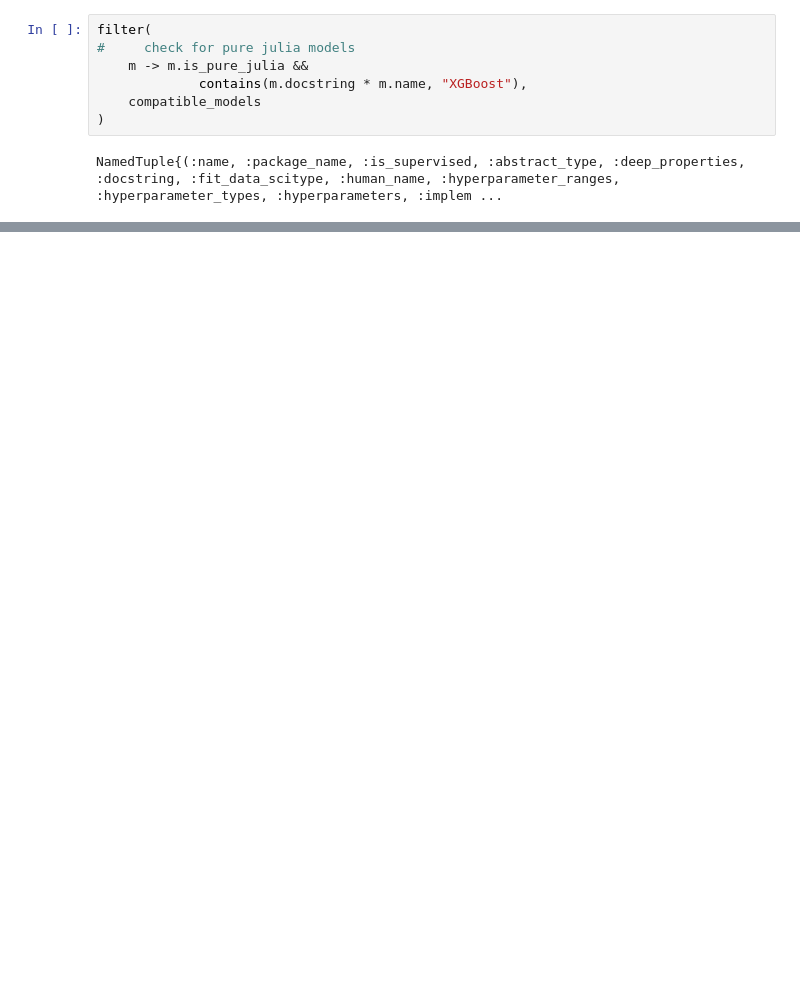
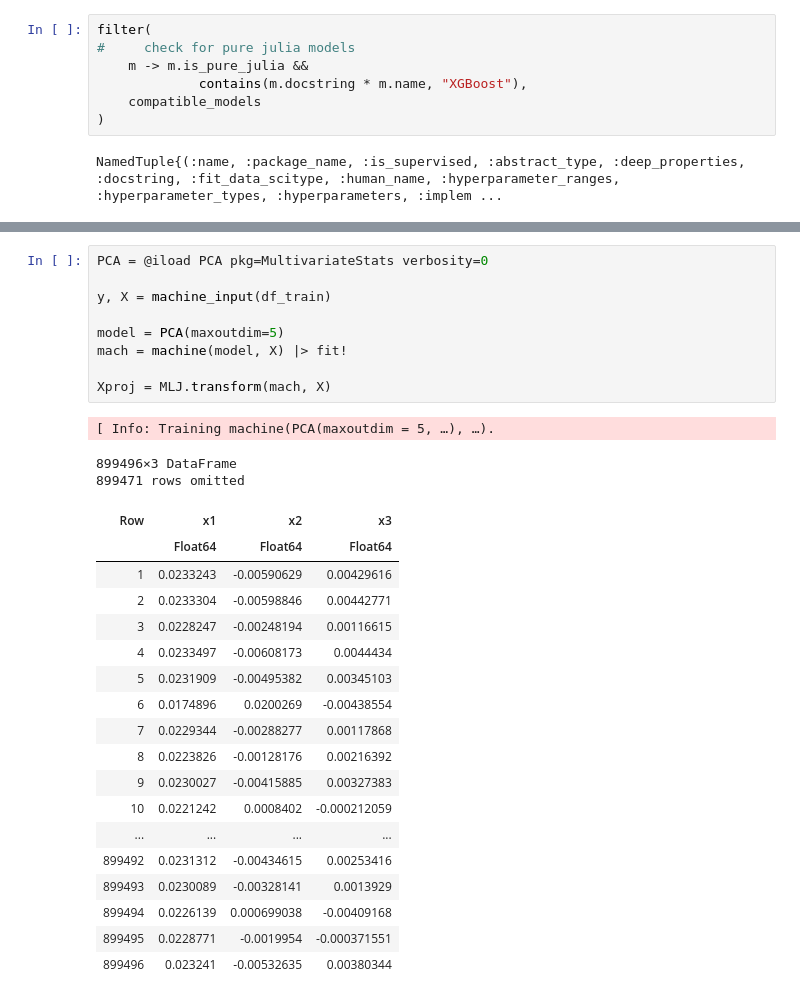
Before and after one commit to fnmelo/Bioinf_2, a Jupyter notebook: simspread_timesplit_predictions_optimization.ipynb, the cells around one changed output, grey strips where cells are left out. Cells and saved outputs as stored; diff of their text form; blank space fills up the shorter version.

```diff
--- a/simspread_timesplit_predictions_optimization.ipynb
+++ b/simspread_timesplit_predictions_optimization.ipynb
@@ -566,0 +779,31 @@ stdin>  1
+# %%
+PCA = @iload PCA pkg=MultivariateStats verbosity=0
+
+y, X = machine_input(df_train)
+
+model = PCA(maxoutdim=5)
+mach = machine(model, X) |> fit!
+
+Xproj = MLJ.transform(mach, X)
+# %% [output]
+[ Info: Training machine(PCA(maxoutdim = 5, …), …).
+899496×3 DataFrame
+899471 rows omitted
+| Row | x1 | x2 | x3 |
+|  | Float64 | Float64 | Float64 |
+| 1 | 0.0233243 | -0.00590629 | 0.00429616 |
+| 2 | 0.0233304 | -0.00598846 | 0.00442771 |
+| 3 | 0.0228247 | -0.00248194 | 0.00116615 |
+| 4 | 0.0233497 | -0.00608173 | 0.0044434 |
+| 5 | 0.0231909 | -0.00495382 | 0.00345103 |
+| 6 | 0.0174896 | 0.0200269 | -0.00438554 |
+| 7 | 0.0229344 | -0.00288277 | 0.00117868 |
+| 8 | 0.0223826 | -0.00128176 | 0.00216392 |
+| 9 | 0.0230027 | -0.00415885 | 0.00327383 |
+| 10 | 0.0221242 | 0.0008402 | -0.000212059 |
+| ... | ... | ... | ... |
+| 899492 | 0.0231312 | -0.00434615 | 0.00253416 |
+| 899493 | 0.0230089 | -0.00328141 | 0.0013929 |
+| 899494 | 0.0226139 | 0.000699038 | -0.00409168 |
+| 899495 | 0.0228771 | -0.0019954 | -0.000371551 |
+| 899496 | 0.023241 | -0.00532635 | 0.00380344 |
```
Also changed, not shown: parts of 20 cells of this notebook.
